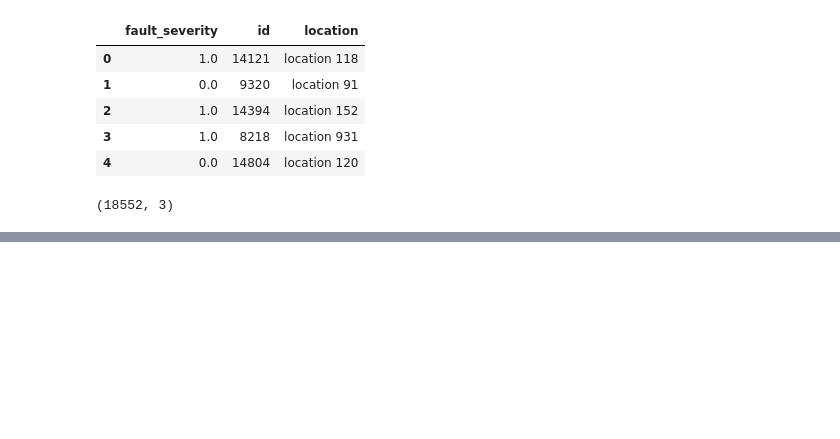
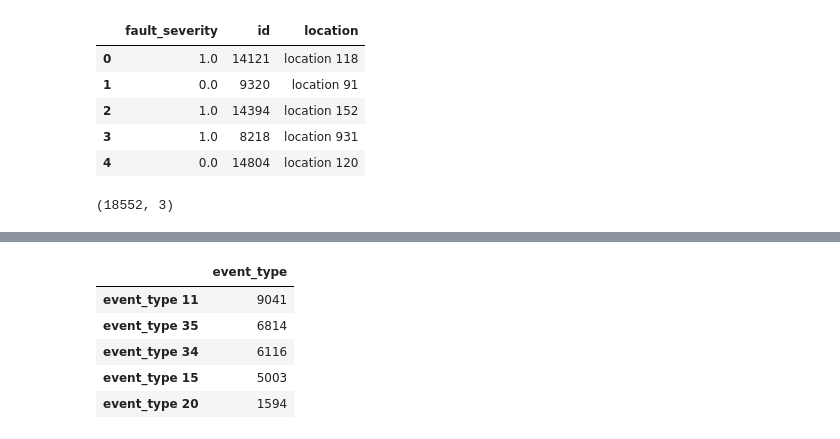
Before and after one commit to noguano/dsi_capstone, a Jupyter notebook: DSI US -5 ATX Capstone.ipynb, the cells around one changed output, grey strips where cells are left out. Cells and saved outputs as stored; diff of their text form; code cells hidden in the pictures; blank space fills up the shorter version.

```diff
--- a/DSI US -5 ATX Capstone.ipynb
+++ b/DSI US -5 ATX Capstone.ipynb
@@ -173,0 +166,11 @@ ValueError: You are trying to merge on int64 and object columns. If you wish to
+# %%
+# ...and get the unique event types
+event_type_unq = pd.DataFrame(event_type['event_type'].value_counts())
+event_type_unq.head()
+# %% [output]
+|  | event_type |
+| event_type 11 | 9041 |
+| event_type 35 | 6814 |
+| event_type 34 | 6116 |
+| event_type 15 | 5003 |
+| event_type 20 | 1594 |
```
Also changed, not shown: parts of 15 cells of this notebook, 2 other files.
